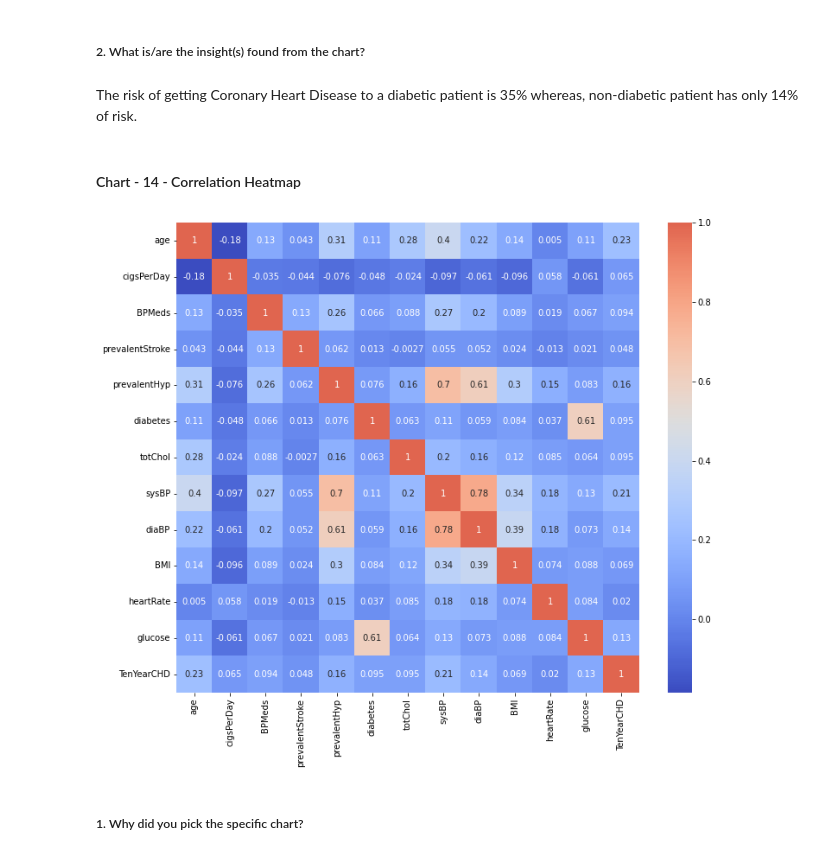
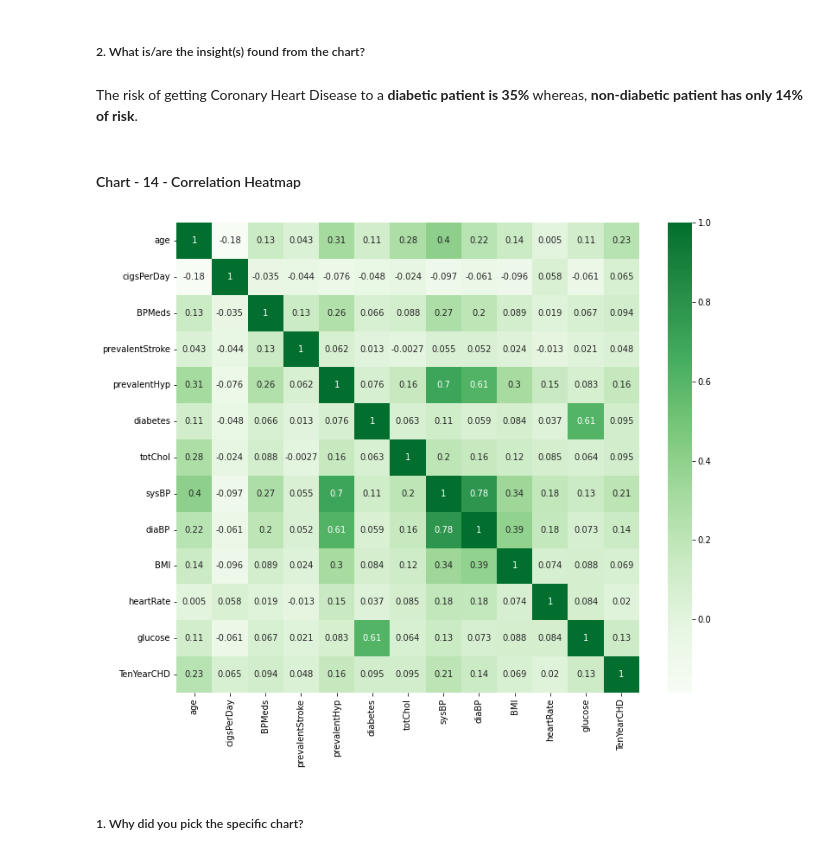
Before and after one commit to sakshantG/Cardiovascular_Risk_Prediction, a Jupyter notebook: Cardio_Vascular_Risk_Prediction_.ipynb, the cells around one changed output. Drawn from its saved outputs; the diff is of its cells as text; code cells hidden in the pictures.

```diff
--- a/Cardio_Vascular_Risk_Prediction_.ipynb
+++ b/Cardio_Vascular_Risk_Prediction_.ipynb
@@ -975,16 +974,16 @@ plt.show()
 # %% [markdown]
 ##### 2. What is/are the insight(s) found from the chart?
 # %% [markdown]
-The risk of getting Coronary Heart Disease to a diabetic patient is 35% whereas, non-diabetic patient has only 14% of risk.
+The risk of getting Coronary Heart Disease to a **diabetic patient is 35%** whereas, **non-diabetic patient has only 14% of risk**.
 # %% [markdown]
 #### Chart - 14 - Correlation Heatmap
 # %%
 # Correlation Heatmap visualization code
 fig, axes = plt.subplots(1,1,figsize=(12,10))
-sns.heatmap(cardio_df.corr(), annot=True, cmap='coolwarm', ax=axes, center=0.5)
+sns.heatmap(cardio_df.corr(), annot=True, cmap='Greens', ax=axes, center=0.5)
 plt.show()
 # %% [output]
-[figure, old version]
+[figure, new version]
 # %% [markdown]
 ##### 1. Why did you pick the specific chart?
 # %% [markdown]
```
Also changed, not shown: parts of 201 cells of this notebook.
